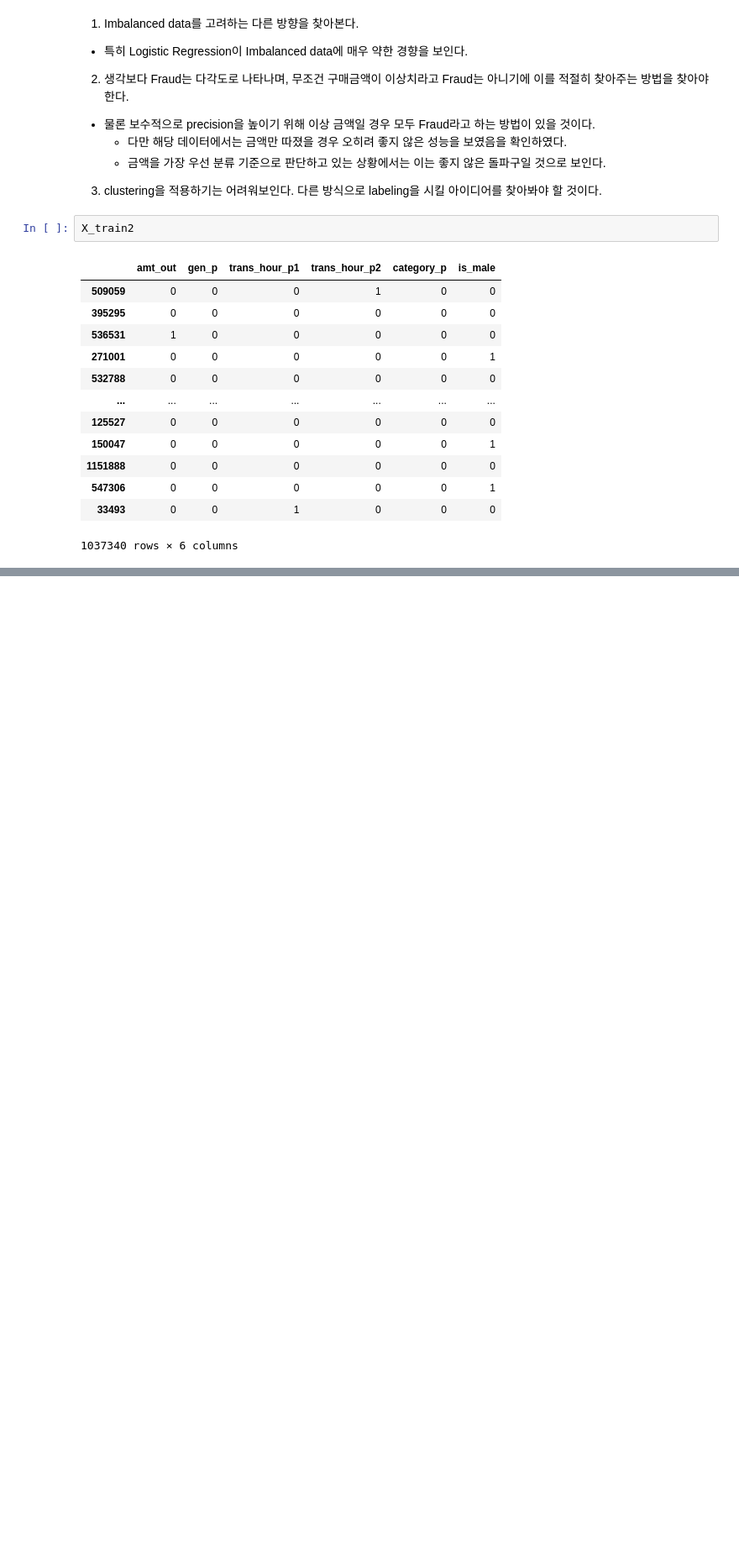
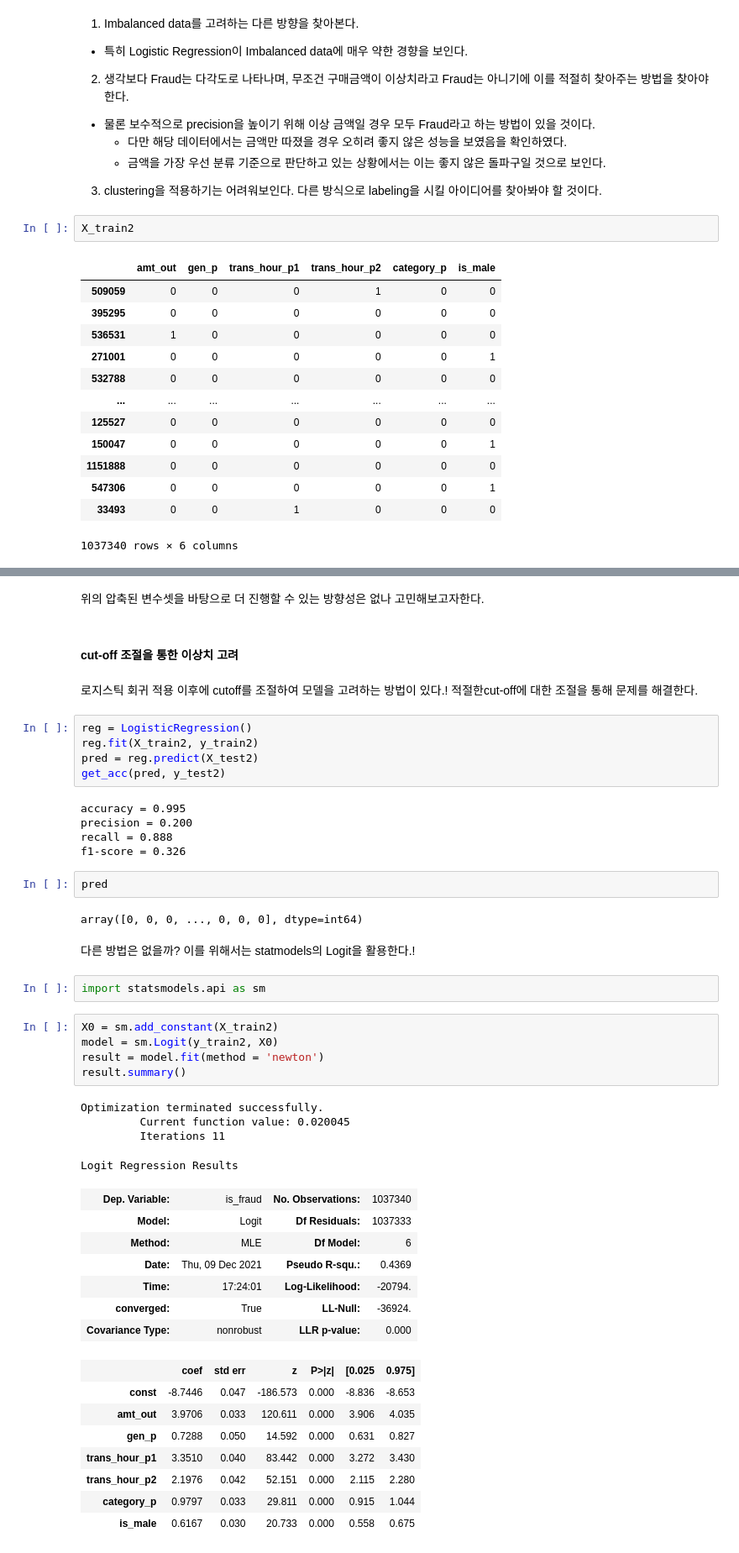
Before and after one commit to SeongwonTak/Data_projects, a Jupyter notebook: CreditCard_Fraud_detection/creditcard_fraud_detection.ipynb, the cells around one changed output, grey strips where cells are left out. Shown at 84% size. Cells and saved outputs as stored; diff of their text form; blank space fills up the shorter version.

Commit message:
211209
logistic regression + cutoff 변경 추가

```diff
--- a/CreditCard_Fraud_detection/creditcard_fraud_detection.ipynb
+++ b/CreditCard_Fraud_detection/creditcard_fraud_detection.ipynb
@@ -1917,0 +1950,50 @@ X_train2
+# %% [markdown]
+위의 압축된 변수셋을 바탕으로 더 진행할 수 있는 방향성은 없나 고민해보고자한다.
+# %% [markdown]
+#### cut-off 조절을 통한 이상치 고려
+# %% [markdown]
+로지스틱 회귀 적용 이후에 cutoff를 조절하여 모델을 고려하는 방법이 있다.!
+적절한cut-off에 대한 조절을 통해 문제를 해결한다.
+# %%
+reg = LogisticRegression()
+reg.fit(X_train2, y_train2)
+pred = reg.predict(X_test2)
+get_acc(pred, y_test2)
+# %% [output]
+accuracy = 0.995
+precision = 0.200
+recall = 0.888
+f1-score = 0.326
+# %%
+pred
+# %% [output]
+array([0, 0, 0, ..., 0, 0, 0], dtype=int64)
+# %% [markdown]
+다른 방법은 없을까? 이를 위해서는 statmodels의 Logit을 활용한다.!
+# %%
+import statsmodels.api as sm
+# %%
+X0 = sm.add_constant(X_train2)
+model = sm.Logit(y_train2, X0)
+result = model.fit(method = 'newton')
+result.summary()
+# %% [output]
+Optimization terminated successfully.
+         Current function value: 0.020045
+         Iterations 11
+Logit Regression Results
+| Dep. Variable: | is_fraud | No. Observations: | 1037340 |
+| Model: | Logit | Df Residuals: | 1037333 |
+| Method: | MLE | Df Model: | 6 |
+| Date: | Thu, 09 Dec 2021 | Pseudo R-squ.: | 0.4369 |
+| Time: | 17:24:01 | Log-Likelihood: | -20794. |
+| converged: | True | LL-Null: | -36924. |
+| Covariance Type: | nonrobust | LLR p-value: | 0.000 |
+|  | coef | std err | z | P>|z| | [0.025 | 0.975] |
+| const | -8.7446 | 0.047 | -186.573 | 0.000 | -8.836 | -8.653 |
+| amt_out | 3.9706 | 0.033 | 120.611 | 0.000 | 3.906 | 4.035 |
+| gen_p | 0.7288 | 0.050 | 14.592 | 0.000 | 0.631 | 0.827 |
+| trans_hour_p1 | 3.3510 | 0.040 | 83.442 | 0.000 | 3.272 | 3.430 |
+| trans_hour_p2 | 2.1976 | 0.042 | 52.151 | 0.000 | 2.115 | 2.280 |
+| category_p | 0.9797 | 0.033 | 29.811 | 0.000 | 0.915 | 1.044 |
+| is_male | 0.6167 | 0.030 | 20.733 | 0.000 | 0.558 | 0.675 |
```
Also changed, not shown: parts of 23 cells of this notebook.
